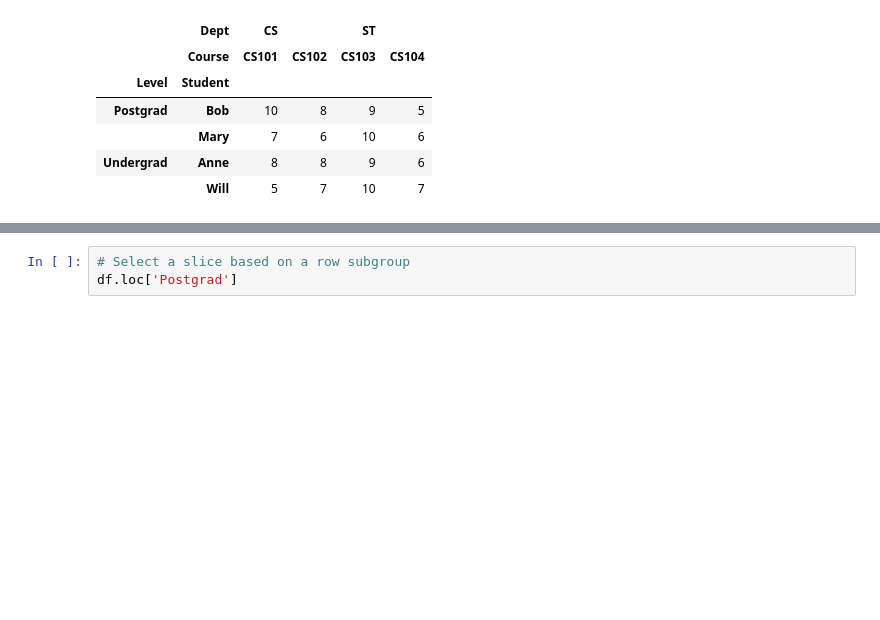
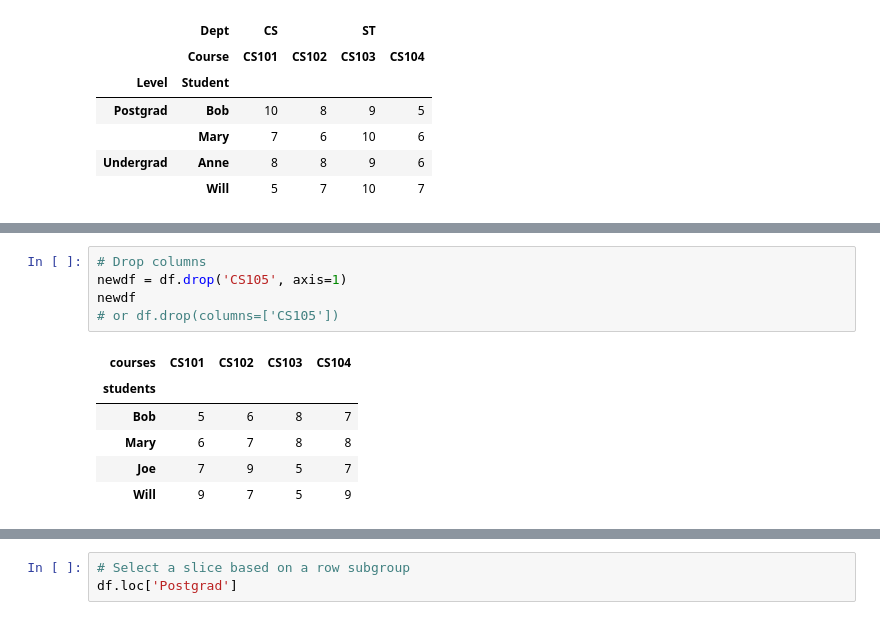
Before and after one commit to bzafiris/jupyter-tutorial, a Jupyter notebook: notebooks/pandas-tutorial.ipynb, the cells around one changed output, grey strips where cells are left out. Saved outputs shown, nothing was run; the diff lists cells and outputs as text; blank space fills up the shorter version.

```diff
--- a/notebooks/pandas-tutorial.ipynb
+++ b/notebooks/pandas-tutorial.ipynb
@@ -213,0 +208,12 @@ df
+# %%
+# Drop columns
+newdf = df.drop('CS105', axis=1)
+newdf
+# or df.drop(columns=['CS105'])
+# %% [output]
+| courses | CS101 | CS102 | CS103 | CS104 |
+| students |  |  |  |  |
+| Bob | 5 | 6 | 8 | 7 |
+| Mary | 6 | 7 | 8 | 8 |
+| Joe | 7 | 9 | 5 | 7 |
+| Will | 9 | 7 | 5 | 9 |
```
Also changed, not shown: parts of 35 cells of this notebook.
